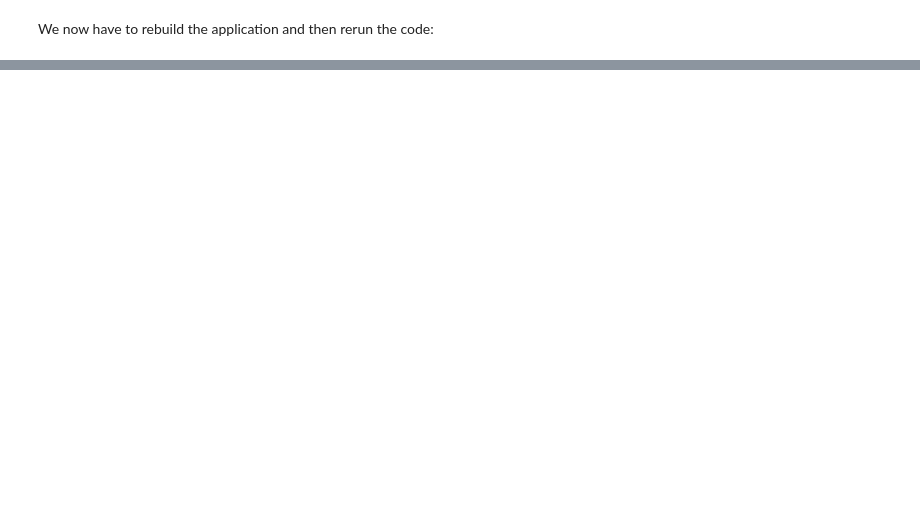
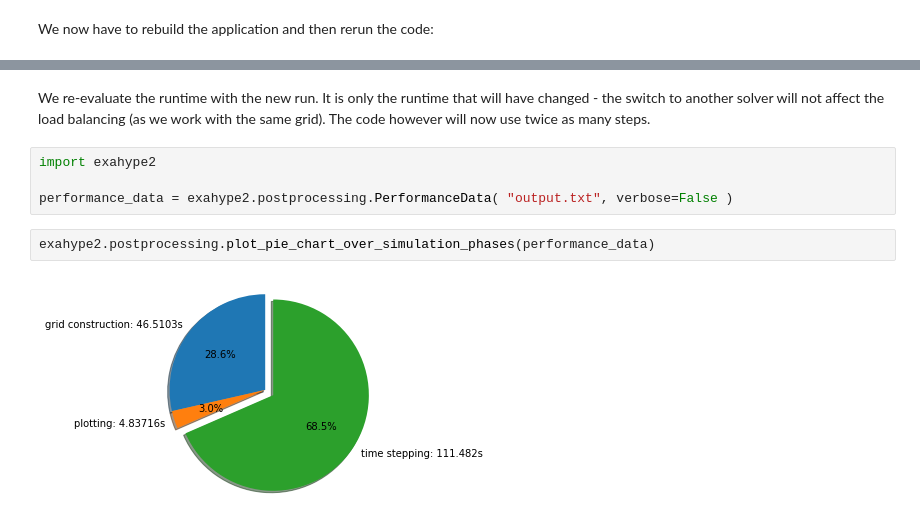
Before and after one commit to kittytastic/Peano-Fork, a Jupyter notebook: examples/exahype2/euler/euler-with-ExaHyPE.ipynb, the cells around one changed output, grey strips where cells are left out. Cells and saved outputs as stored; diff of their text form; blank space fills up the shorter version.

```diff
--- a/examples/exahype2/euler/euler-with-ExaHyPE.ipynb
+++ b/examples/exahype2/euler/euler-with-ExaHyPE.ipynb
@@ -213,0 +345,10 @@ peano4_project.build( make_clean_first = True, number_of_parallel_builds = paral
+# %% [markdown]
+We re-evaluate the runtime with the new run. It is only the runtime that will have changed - the switch to another solver will not affect the load balancing (as we work with the same grid). The code however will now use twice as many steps.
+# %%
+import exahype2
+
+performance_data = exahype2.postprocessing.PerformanceData( "output.txt", verbose=False )
+# %%
+exahype2.postprocessing.plot_pie_chart_over_simulation_phases(performance_data)
+# %% [output]
+[figure, added]
```
Also changed, not shown: parts of 28 cells of this notebook, 9 other files.
